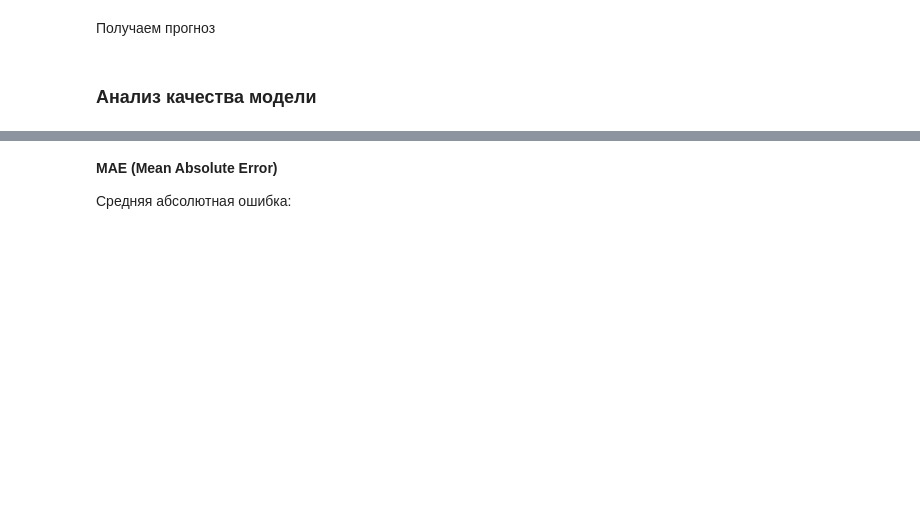
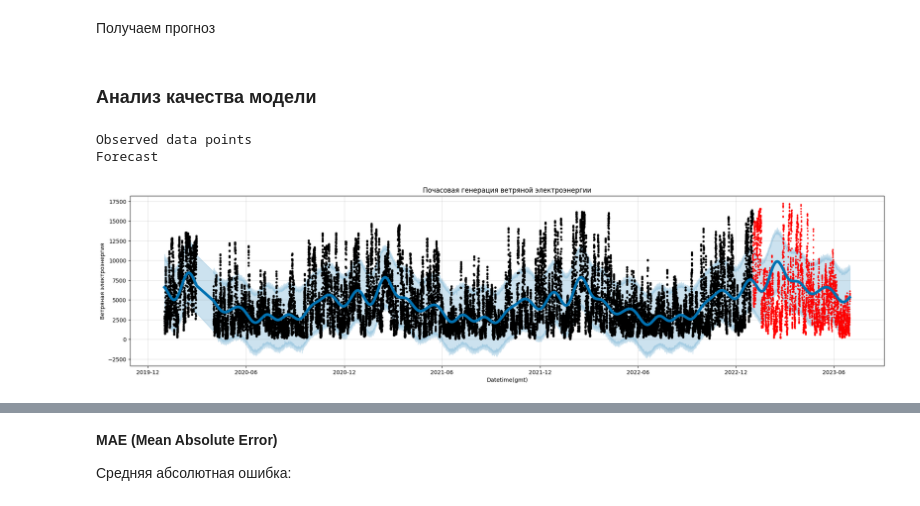
Before and after one commit to ArtyomShabunin/SMOPA-25, a Jupyter notebook: lesson_8.ipynb, the cells around one changed output, grey strips where cells are left out. Cells and saved outputs as stored; diff of their text form; code cells hidden in the pictures; blank space fills up the shorter version.

```diff
--- a/lesson_8.ipynb
+++ b/lesson_8.ipynb
@@ -735,18 +888,28 @@ plt.xlim(pd.to_datetime(['2022-12-01', '2022-12-10']));
 # %%
 fig = model.plot(
     forecast, xlabel='Datetime(gmt)',
     ylabel=r'Ветряная электроэнергия', figsize=(20, 5), uncertainty=True)
 
 ax = fig.gca()
 
 # Увеличиваем толщину линии прогноза (она всегда синяя по умолчанию):
 for line in ax.get_lines():
     print(line.get_label())
     if line.get_label() == 'Forecast':
         line.set_linewidth(5)
 
+# Добавим тестовые значения
+ax.plot(
+    wind_test['ds'], wind_test['y'], 'r.',
+    label='Тестовые данные', markersize=4,
+    zorder=1)
+
 plt.title('Почасовая генерация ветряной электроэнергии')
 plt.show()
+# %% [output]
+Observed data points
+Forecast
+[figure, added]
 # %%
 wind_test['y'].plot(
           style='.',
```
Also changed, not shown: parts of 49 cells of this notebook.
